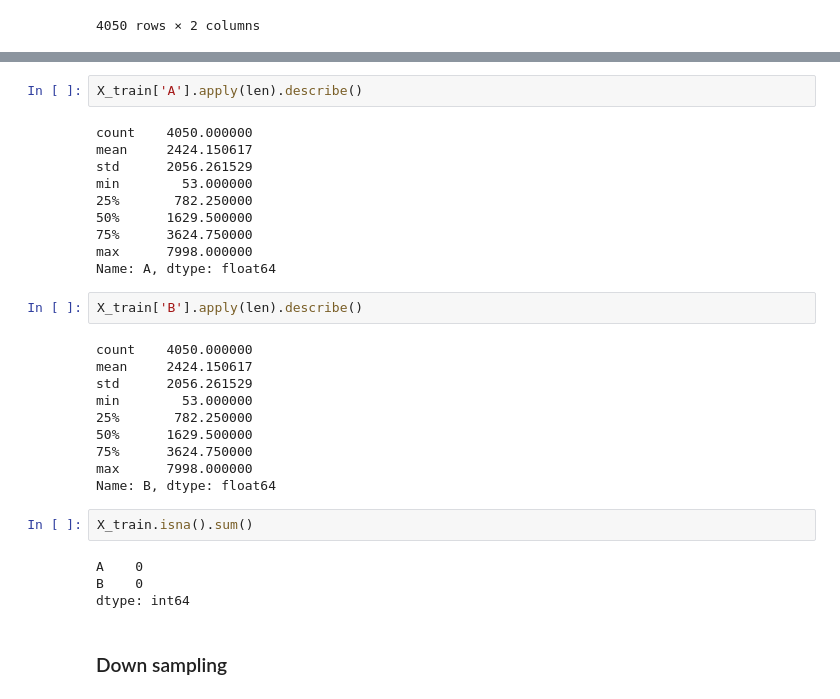
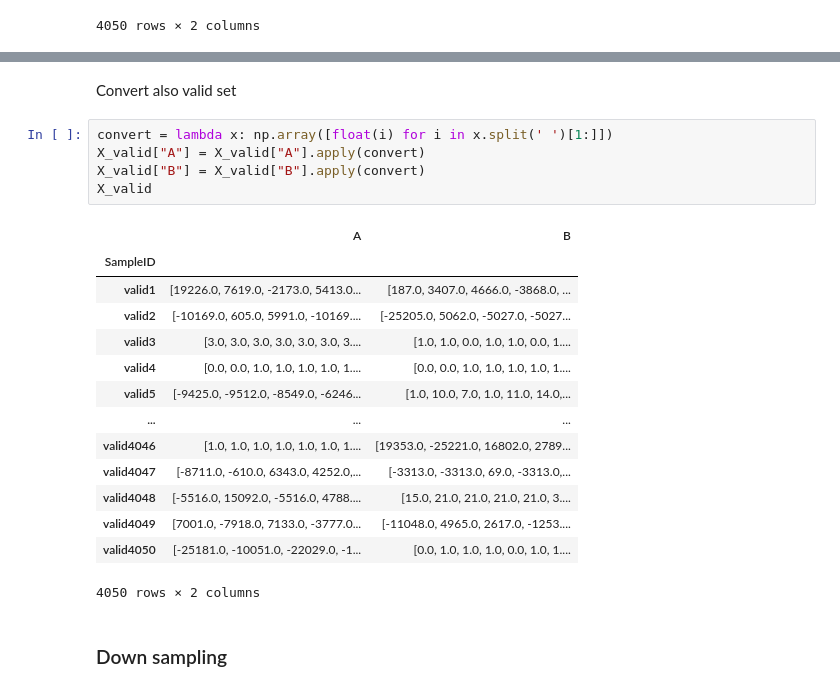
Before and after one commit to RachaHachem/Solving-Medi-Fair-Challenge, a Jupyter notebook: Baseline Methods/Code/Medi_Fair_baseline_methods.ipynb, the cells around one changed output, grey strips where cells are left out. Drawn from its saved outputs; the diff is of its cells as text.

```diff
--- a/Baseline Methods/Code/Medi_Fair_baseline_methods.ipynb
+++ b/Baseline Methods/Code/Medi_Fair_baseline_methods.ipynb
@@ -255,33 +177,25 @@ y_train.plot(kind='hist')
-# %%
-X_train['A'].apply(len).describe()
-# %% [output]
-count    4050.000000
-mean     2424.150617
-std      2056.261529
-min        53.000000
-25%       782.250000
-50%      1629.500000
-75%      3624.750000
-max      7998.000000
-Name: A, dtype: float64
-# %%
-X_train['B'].apply(len).describe()
-# %% [output]
-count    4050.000000
-mean     2424.150617
-std      2056.261529
-min        53.000000
-25%       782.250000
-50%      1629.500000
-75%      3624.750000
-max      7998.000000
-Name: B, dtype: float64
-# %%
-X_train.isna().sum()
-# %% [output]
-A    0
-B    0
-dtype: int64
+# %% [markdown]
+Convert also valid set
+# %%
+convert = lambda x: np.array([float(i) for i in x.split(' ')[1:]])
+X_valid["A"] = X_valid["A"].apply(convert)
+X_valid["B"] = X_valid["B"].apply(convert)
+X_valid
+# %% [output]
+|  | A | B |
+| SampleID |  |  |
+| valid1 | [19226.0, 7619.0, -2173.0, 5413.0... | [187.0, 3407.0, 4666.0, -3868.0, ... |
+| valid2 | [-10169.0, 605.0, 5991.0, -10169.... | [-25205.0, 5062.0, -5027.0, -5027... |
+| valid3 | [3.0, 3.0, 3.0, 3.0, 3.0, 3.0, 3.... | [1.0, 1.0, 0.0, 1.0, 1.0, 0.0, 1.... |
+| valid4 | [0.0, 0.0, 1.0, 1.0, 1.0, 1.0, 1.... | [0.0, 0.0, 1.0, 1.0, 1.0, 1.0, 1.... |
+| valid5 | [-9425.0, -9512.0, -8549.0, -6246... | [1.0, 10.0, 7.0, 1.0, 11.0, 14.0,... |
+| ... | ... | ... |
+| valid4046 | [1.0, 1.0, 1.0, 1.0, 1.0, 1.0, 1.... | [19353.0, -25221.0, 16802.0, 2789... |
+| valid4047 | [-8711.0, -610.0, 6343.0, 4252.0,... | [-3313.0, -3313.0, 69.0, -3313.0,... |
+| valid4048 | [-5516.0, 15092.0, -5516.0, 4788.... | [15.0, 21.0, 21.0, 21.0, 21.0, 3.... |
+| valid4049 | [7001.0, -7918.0, 7133.0, -3777.0... | [-11048.0, 4965.0, 2617.0, -1253.... |
+| valid4050 | [-25181.0, -10051.0, -22029.0, -1... | [0.0, 1.0, 1.0, 1.0, 0.0, 1.0, 1.... |
+4050 rows × 2 columns
 # %% [markdown]
 ### Down sampling
 # %% [markdown]
```
Also changed, not shown: parts of 70 cells of this notebook, 1 other file.
